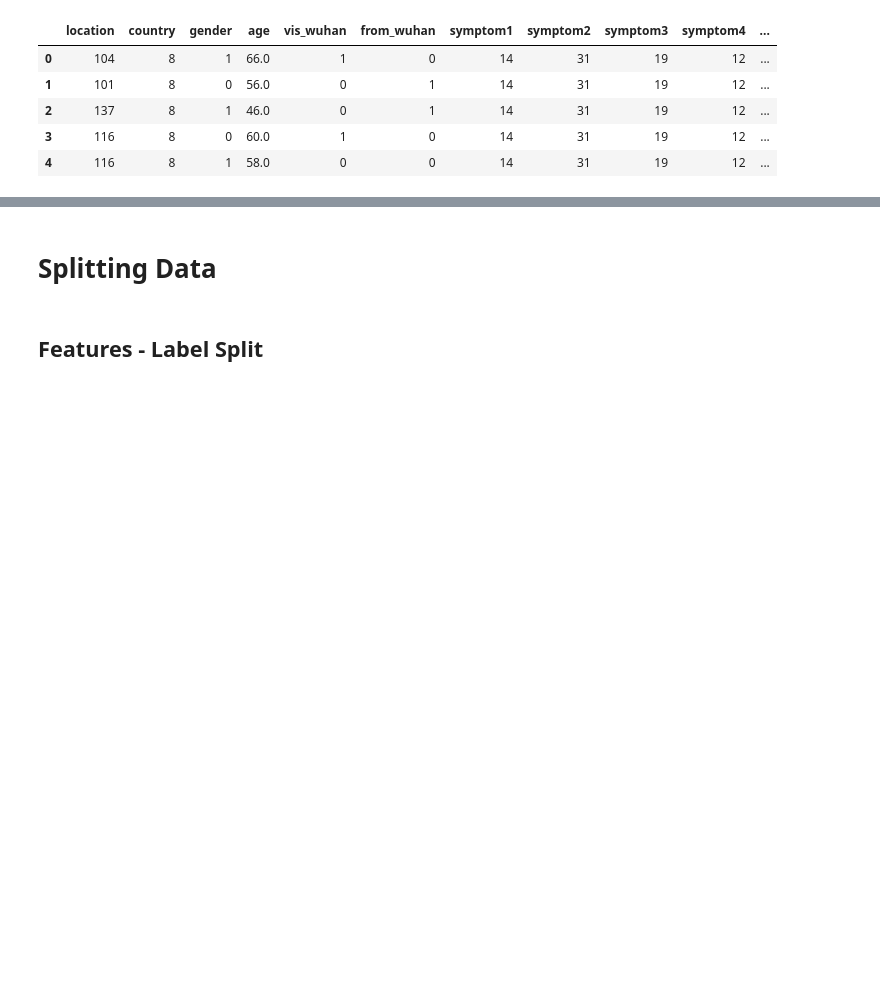
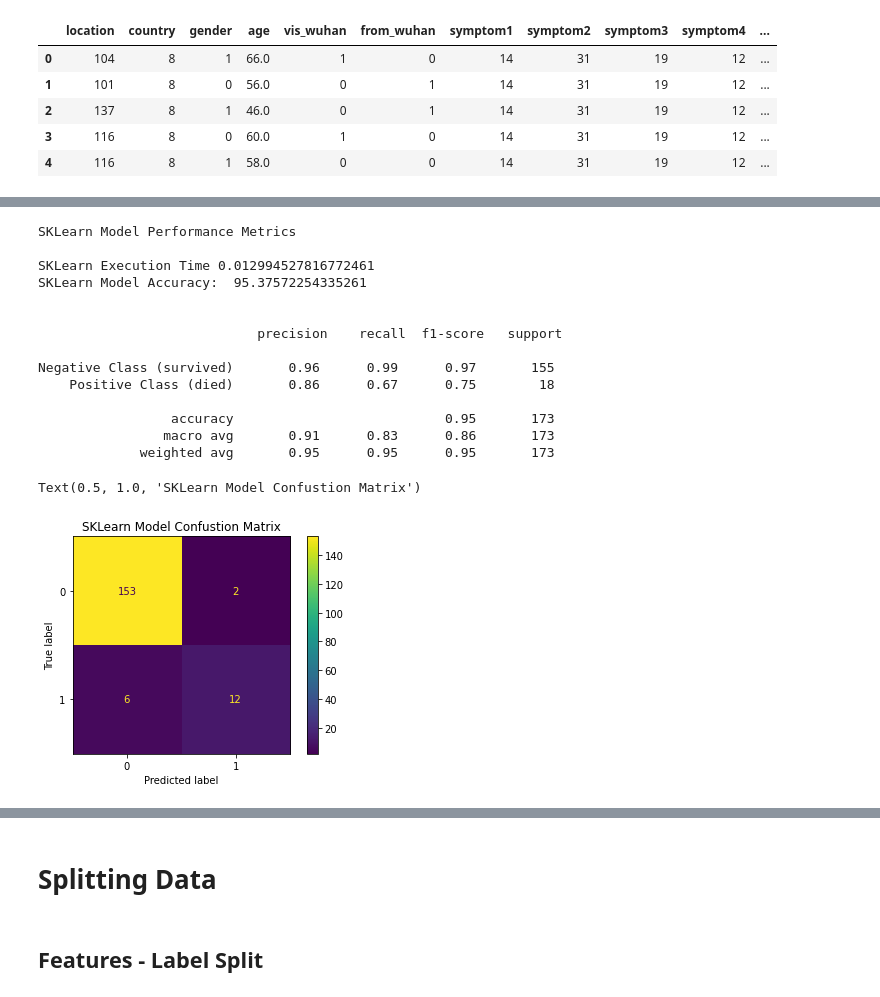
Before and after one commit to KAYounes/AIProject_Covid, a Jupyter notebook: code/KNN Classifier.ipynb, the cells around one changed output, grey strips where cells are left out. Drawn from its saved outputs; the diff is of its cells as text; code cells hidden in the pictures; blank space fills up the shorter version.

```diff
--- a/code/KNN Classifier.ipynb
+++ b/code/KNN Classifier.ipynb
@@ -24,0 +48,10 @@ df.head()
+# %%
+z_score_location_country = pd.read_csv(datas_path + r'z_score_location_country.csv')
+min_max_location_country = pd.read_csv(datas_path + r'min_max_location_country.csv')
+one_hot_location_country = pd.read_csv(datas_path + r'one_hot_location_country.csv')
+dfs = {
+    'Original Dataframe': {'df': original_df, 'accuracy': [], 'max_acc': -1, 'k': -1},
+    'Z Score Location and Country': {'df': z_score_location_country, 'accuracy': [], 'max_acc': -1, 'k': -1},
+    'Min-Max Location and Country': {'df': min_max_location_country, 'accuracy': [], 'max_acc': -1, 'k': -1},
+    'one_hot_location_country': {'df': one_hot_location_country, 'accuracy': [], 'max_acc': -1, 'k': -1}
+}
@@ -24,0 +219,21 @@ df.head()
+# %%
+# Splitting features from labels
+X = df.iloc[:, :-1].values # features matrix
+y = df.iloc[:, -1].values # label vector
+
+# 80% - 20% split is applied
+x_train, x_test, y_train, y_test = train_test_split(X, y, test_size=0.2, random_state=2)
+# %%
+# SKLearn KNN Model
+start = time.time()
+
+sk_knn = KNeighborsClassifier(n_neighbors=opt_k) # KNN model with K = 9
+sk_knn.fit(x_train, y_train) #
+sk_y_predict = knn_class.predict(x_test)
+
+sk_acc_score = accuracy_score(y_test, sk_y_predict) * 100
+sk_conf_mat = confusion_matrix(y_test, sk_y_predict)
+sk_class_report = classification_report(y_test, sk_y_predict, target_names=['Negative Class (survived)', 'Positive Class (died)'])
+
+end = time.time()
+sk_execution_time = end - start
@@ -24,0 +254,25 @@ df.head()
+# %%
+print('SKLearn Model Performance Metrics', '\n')
+print('SKLearn Execution Time', sk_execution_time)
+print('SKLearn Model Accuracy: ', sk_acc_score, '\n')
+# display_conf_mat('SkLearn Model', sk_tn, sk_fp, sk_fn, sk_tp)
+print('\n', sk_class_report)
+ConfusionMatrixDisplay(sk_conf_mat).plot()
+plt.title("SKLearn Model Confustion Matrix")
+# %% [output]
+SKLearn Model Performance Metrics
+
+SKLearn Execution Time 0.012994527816772461
+SKLearn Model Accuracy:  95.37572254335261
+
+
+                            precision    recall  f1-score   support
+
+Negative Class (survived)       0.96      0.99      0.97       155
+    Positive Class (died)       0.86      0.67      0.75        18
+
+                 accuracy                           0.95       173
+                macro avg       0.91      0.83      0.86       173
+             weighted avg       0.95      0.95      0.95       173
+Text(0.5, 1.0, 'SKLearn Model Confustion Matrix')
+[figure, added]
```
Also changed, not shown: parts of 47 cells of this notebook.
